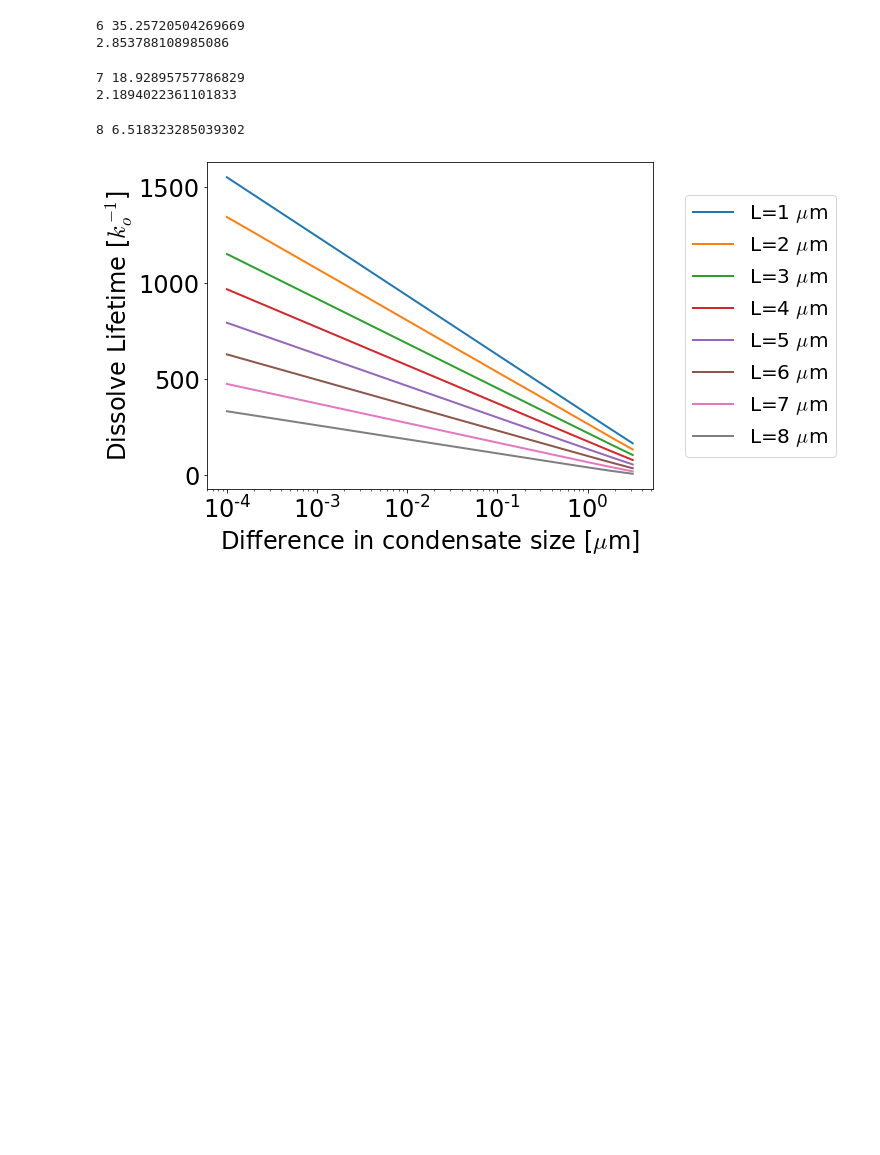
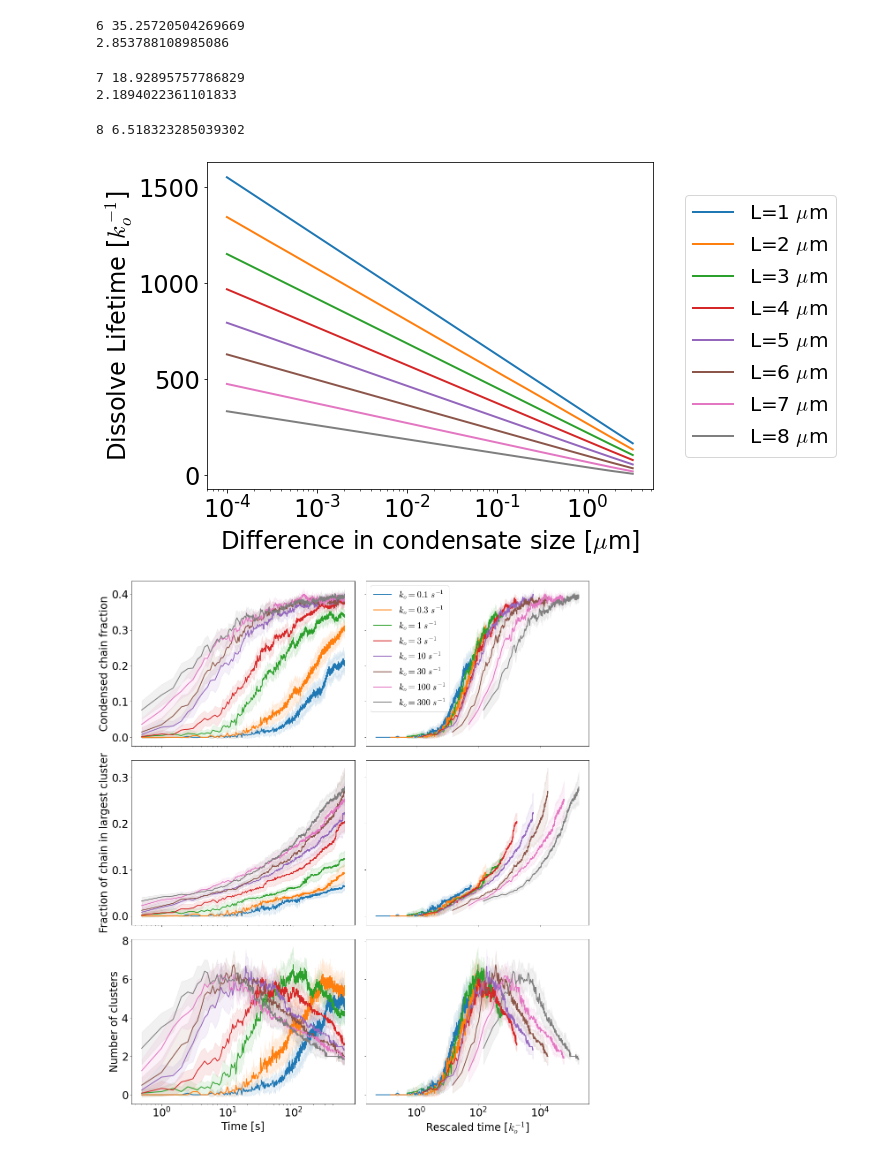
Before and after one commit to palladio11/aLENS_analysis, a Jupyter notebook: notebooks/chromatin_notebooks/Dyn_cond_figs/Figure6.ipynb, the cells around one changed output. Saved outputs shown, nothing was run; the diff lists cells and outputs as text; code cells hidden in the pictures; blank space fills up the shorter version.

Commit message:
Added rescaled time simulations

```diff
--- a/notebooks/chromatin_notebooks/Dyn_cond_figs/Figure6.ipynb
+++ b/notebooks/chromatin_notebooks/Dyn_cond_figs/Figure6.ipynb
@@ -144,3 +148,77 @@ _ = axarr.legend(loc='center left', bbox_to_anchor=(1.05, .5))
 2.1894022361101833
 8 6.518323285039302
 [figure]
+# %%
+labels_to_graph_dict = {
+                  r'$k_o = 0.1~s^{-1}$' : "kod0.1_Pin7.0um/",
+                  r'$k_o = 0.3~s^{-1}$' : "kod0.3_Pin7.0um/",
+                  r'$k_o = 1~s^{-1}$' : "kod1_Pin7.0um/",
+                  r'$k_o = 3~s^{-1}$' : "kod3_Pin7.0um/",
+                  r'$k_o = 10~s^{-1}$' : "kod10_Pin7.0um/",
+                  r'$k_o = 30~s^{-1}$' : "kod30_Pin7.0um/",
+                  r'$k_o = 100~s^{-1}$' : "kod100_Pin7.0um/",
+                  r'$k_o = 300~s^{-1}$' : "kod300_Pin7.0um/",
+                  }
+
+
+fig, axarr = plt.subplots(3, 2, figsize=(16, 18), sharex='col', sharey='row')
+with h5py.File('Figure6/fig6_pin_ko_data_dict.h5', 'r') as h5d:
+    time_arr = h5d['time'][...]
+    for (label, key), color in zip(labels_to_graph_dict.items(), plt.cm.tab10.colors):
+        h5_data = h5d[key]
+
+        kod = float(re.search(r'kod(\d+\.?\d*)', key).group(1))
+
+        num_runs = h5_data.attrs['num_runs']
+
+        # beads in condenates
+        mean = h5_data[:, 0]
+        min_length = min(mean.size, time_arr.size)
+        mean = h5_data[:min_length, 0]
+        std_dev = h5_data[:min_length, 1]
+        num_runs = h5_data.attrs['num_runs']
+        plot_confidence_int(axarr[0,0], time_arr[1:min_length], mean[1:]/1600, std_dev[1:]/1600, num_runs, color=color, label=label)
+        plot_confidence_int(axarr[0,1], time_arr[1:min_length]*kod, mean[1:]/1600, std_dev[1:]/1600, num_runs, color=color, label=label)
+
+
+        # Beads in largest condensate
+        mean = h5_data[:, 0]
+        min_length = min(mean.size, time_arr.size)
+        mean = h5_data[:min_length, 4]
+        std_dev = h5_data[:min_length, 5]
+        plot_confidence_int(
+            axarr[1,0], time_arr[1:min_length], mean[1:]/1600, std_dev[1:]/1600, num_runs, color=color, label=label
+        )
+        plot_confidence_int(
+            axarr[1,1], time_arr[1:min_length]*kod, mean[1:]/1600, std_dev[1:]/1600, num_runs, color=color, label=label
+        )
+
+        # Number of condensates
+        mean = h5_data[:, 0]
+        min_length = min(mean.size, time_arr.size)
+        mean = h5_data[:min_length, 2]
+        std_dev = h5_data[:min_length, 3]
+        plot_confidence_int(
+            axarr[2,0], time_arr[1:min_length], mean[1:], std_dev[1:], num_runs, color=color, label=label
+        )
+        plot_confidence_int(
+            axarr[2,1], time_arr[1:min_length]*kod, mean[1:], std_dev[1:], num_runs, color=color, label=label
+        )
+
+    _ = axarr[0,0].set_ylabel('Condensed chain fraction')
+    _ = axarr[0,0].set_xscale('log')
+    _ = axarr[0,1].set_xscale('log')
+
+    _ = axarr[1, 0].set_ylabel("Fraction of chain in largest cluster")
+    _ = axarr[2, 0].set_ylabel("Number of clusters")
+
+    # _ = axarr[0,1].legend(loc='center right', bbox_to_anchor=(1, .4))
+    _ = axarr[0,1].legend()
+
+    _ = axarr[2,0].set_xlabel('Time [s]')
+    _ = axarr[2,1].set_xlabel('Rescaled time [$k_o^{-1}$]')
+    fig.tight_layout()
+
+fig.savefig('Figure6/fig6_pin_ko.png', dpi=600, bbox_inches='tight')
+# %% [output]
+[figure, added]
```
Also changed, not shown: parts of 1 cell of this notebook, 1 other file.
